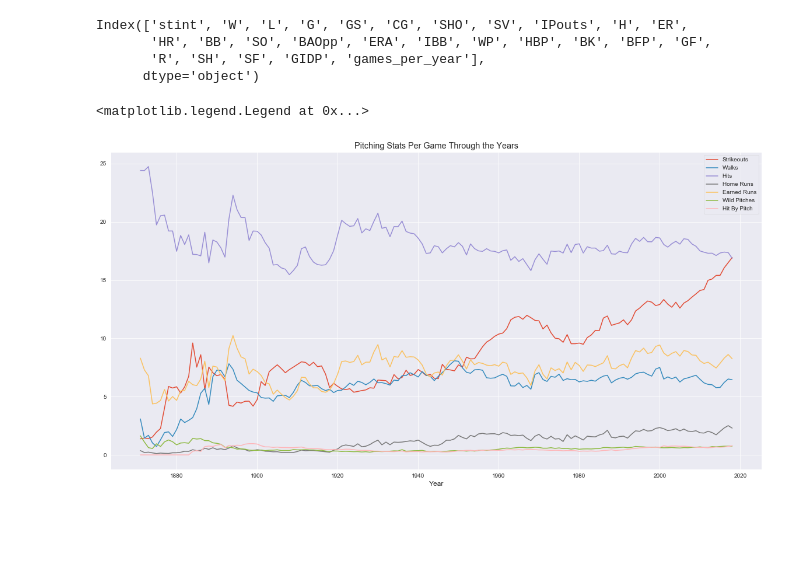
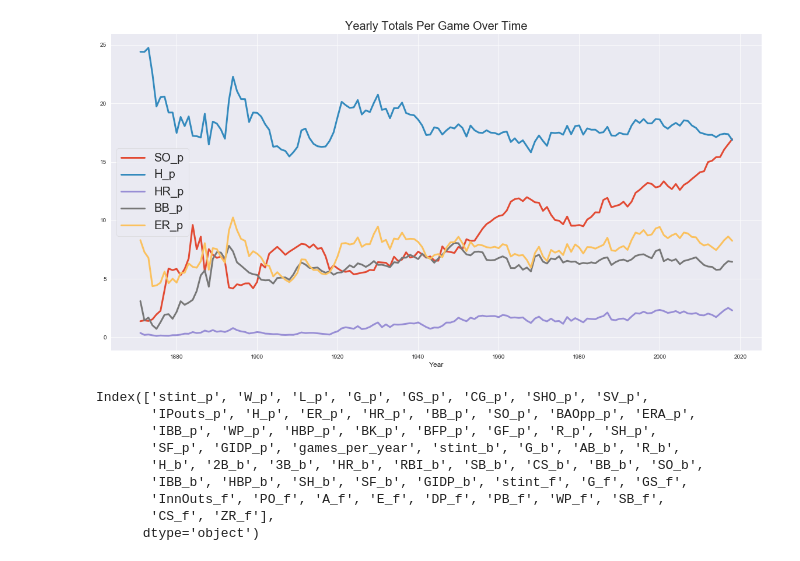
Before and after one commit to jeremymiller00/baseball, a Jupyter notebook: notebooks/lahman_data_eda.ipynb, the cells around one changed output. Cells and saved outputs as stored; diff of their text form; code cells hidden in the pictures; blank space fills up the shorter version.

Commit message:
join summary data for eda

```diff
--- a/notebooks/lahman_data_eda.ipynb
+++ b/notebooks/lahman_data_eda.ipynb
@@ -20,0 +35,10 @@ pitching_yearly_sum_df['games_per_year'] = games_per_year.values
+# %%
+fielding = pd.read_csv("../data/lahman_data/baseballdatabank-2019.2/core/Fielding.csv")
+fielding.columns = fielding.columns + "_f"
+fielding.rename({"yearID_f": "yearID"}, axis=1, inplace=True)
+# %%
+fielding_yearly_sum_df = fielding.groupby("yearID").sum()
+# %%
+total_yearly_df = pd.concat([b_p_yearly_df, fielding_yearly_sum_df], axis=1)
+# %%
+total_yearly_df["1B_b"] = total_yearly_df["H_b"] - total_yearly_df["2B_b"] - total_yearly_df["3B_b"] - total_yearly_df["HR_b"]
@@ -21,25 +47,19 @@ pitching_yearly_sum_df['games_per_year'] = games_per_year.values
+# %%
+years = total_yearly_df.index
+stats = ["SO_p", "H_p", "HR_p", "BB_p", "ER_p"]
+games = total_yearly_df["games_per_year"]
+et.plot_stats_over_time(years, total_yearly_df, stats, games)
+# %% [output]
+[figure, added]
 # %%
-pitching_yearly_sum_df.columns
+total_yearly_df.columns
 # %% [output]
-Index(['stint', 'W', 'L', 'G', 'GS', 'CG', 'SHO', 'SV', 'IPouts', 'H', 'ER',
-       'HR', 'BB', 'SO', 'BAOpp', 'ERA', 'IBB', 'WP', 'HBP', 'BK', 'BFP', 'GF',
-       'R', 'SH', 'SF', 'GIDP', 'games_per_year'],
+Index(['stint_p', 'W_p', 'L_p', 'G_p', 'GS_p', 'CG_p', 'SHO_p', 'SV_p',
+       'IPouts_p', 'H_p', 'ER_p', 'HR_p', 'BB_p', 'SO_p', 'BAOpp_p', 'ERA_p',
+       'IBB_p', 'WP_p', 'HBP_p', 'BK_p', 'BFP_p', 'GF_p', 'R_p', 'SH_p',
+       'SF_p', 'GIDP_p', 'games_per_year', 'stint_b', 'G_b', 'AB_b', 'R_b',
+       'H_b', '2B_b', '3B_b', 'HR_b', 'RBI_b', 'SB_b', 'CS_b', 'BB_b', 'SO_b',
+       'IBB_b', 'HBP_b', 'SH_b', 'SF_b', 'GIDP_b', 'stint_f', 'G_f', 'GS_f',
+       'InnOuts_f', 'PO_f', 'A_f', 'E_f', 'DP_f', 'PB_f', 'WP_f', 'SB_f',
+       'CS_f', 'ZR_f'],
       dtype='object')
-# %%
-fig, ax = plt.subplots(figsize=(20,10))
-
-ax.plot(pitching_yearly_sum_df.index, pitching_yearly_sum_df["SO"]/pitching_yearly_sum_df["games_per_year"], label="Strikeouts")
-ax.plot(pitching_yearly_sum_df.index, pitching_yearly_sum_df["BB"]/pitching_yearly_sum_df["games_per_year"], label="Walks")
-ax.plot(pitching_yearly_sum_df.index, pitching_yearly_sum_df["H"]/pitching_yearly_sum_df["games_per_year"], label="Hits")
-ax.plot(pitching_yearly_sum_df.index, pitching_yearly_sum_df["HR"]/pitching_yearly_sum_df["games_per_year"], label="Home Runs")
-ax.plot(pitching_yearly_sum_df.index, pitching_yearly_sum_df["ER"]/pitching_yearly_sum_df["games_per_year"], label="Earned Runs")
-ax.plot(pitching_yearly_sum_df.index, pitching_yearly_sum_df["WP"]/pitching_yearly_sum_df["games_per_year"], label="Wild Pitches")
-ax.plot(pitching_yearly_sum_df.index, pitching_yearly_sum_df["HBP"]/pitching_yearly_sum_df["games_per_year"], label="Hit By Pitch")
-
-
-ax.set_title("Pitching Stats Per Game Through the Years")
-ax.set_xlabel("Year")
-ax.legend()
-# %% [output]
-<matplotlib.legend.Legend at 0x...>
-[figure, removed]
```
Also changed, not shown: parts of 9 cells of this notebook, 1 other file.
